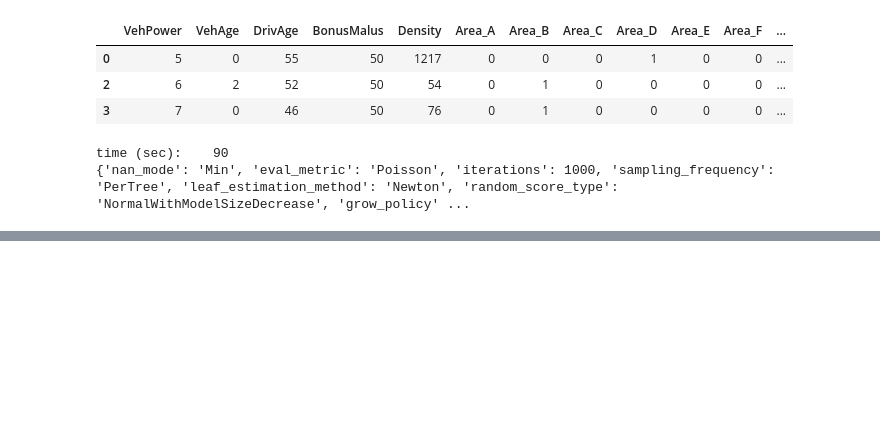
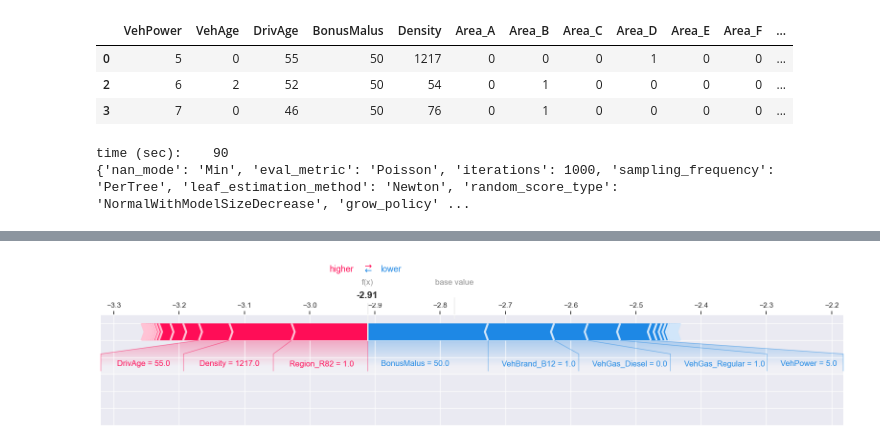
Before and after one commit to Pavan-jangid-here/ML-Projects, a Jupyter notebook: 5. French Motor Claims/Claim Frequency Modeling.ipynb, the cells around one changed output, grey strips where cells are left out. Saved outputs shown, nothing was run; the diff lists cells and outputs as text; code cells hidden in the pictures; blank space fills up the shorter version.

```diff
--- a/5. French Motor Claims/Claim Frequency Modeling.ipynb
+++ b/5. French Motor Claims/Claim Frequency Modeling.ipynb
@@ -308,0 +370,4 @@ time (sec):    90
+# %%
+shap.force_plot(explainer1.expected_value, shap_values1[0, :], X_test.iloc[0, :], matplotlib = True)
+# %% [output]
+[figure, added]
```
Also changed, not shown: parts of 29 cells of this notebook, 7 other files.
